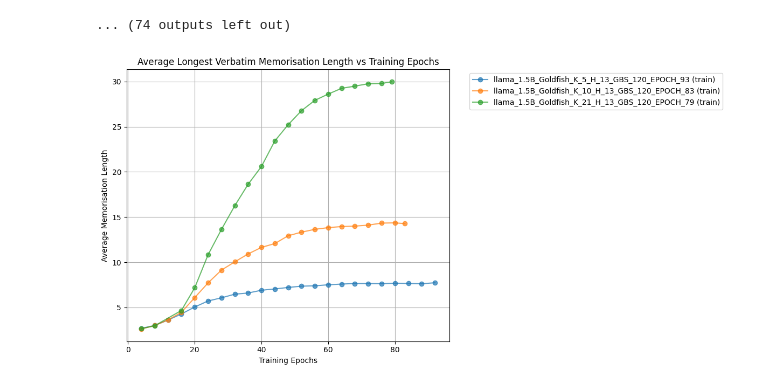
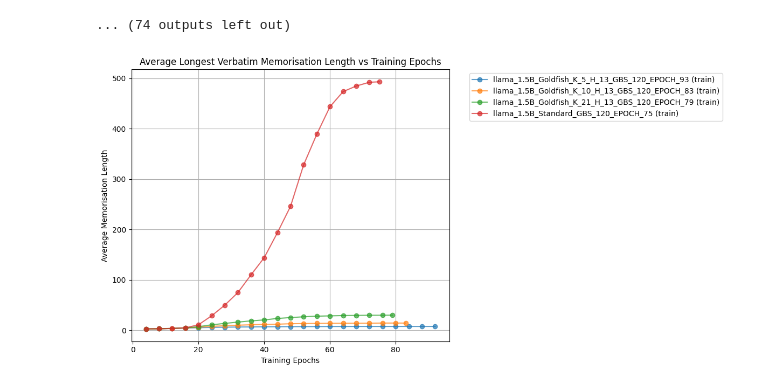
Before and after one commit to Alvorecer721/PDM, a Jupyter notebook: notebooks/eval.ipynb, the cells around one changed output. Cells and saved outputs as stored; diff of their text form; code cells hidden in the pictures.

```diff
--- a/notebooks/eval.ipynb
+++ b/notebooks/eval.ipynb
@@ -338,21 +361,24 @@ Time taken: 0.08 seconds
 Warming up Numba JIT...
 Processing 9000 sequence pairs in parallel...
 ... (74 outputs left out)
+# %%
+with open('/mloscratch/homes/yixuan/PDM/results/avg_lcs.pkl', 'rb') as f:
+    lcs_results = pickle.load(f)
 # %%
 plot_comparison(
-    results=results,
+    results=lcs_results,
     include_ckpts=[
         "llama_1.5B_Goldfish_K_5_H_13_GBS_120_EPOCH_93",
         "llama_1.5B_Goldfish_K_10_H_13_GBS_120_EPOCH_83",
         "llama_1.5B_Goldfish_K_21_H_13_GBS_120_EPOCH_79",
-        # "llama_1.5B_Standard_GBS_120_EPOCH_75"
+        "llama_1.5B_Standard_GBS_120_EPOCH_75"
     ],
     include_splits=[
         'train',
         # 'val',
         # 'test'
     ],
     title='Average Longest Verbatim Memorisation Length vs Training Epochs'
 )
 # %% [output]
-[figure, old version]
+[figure, new version]
```
Also changed, not shown: parts of 19 cells of this notebook, 1 other file.
